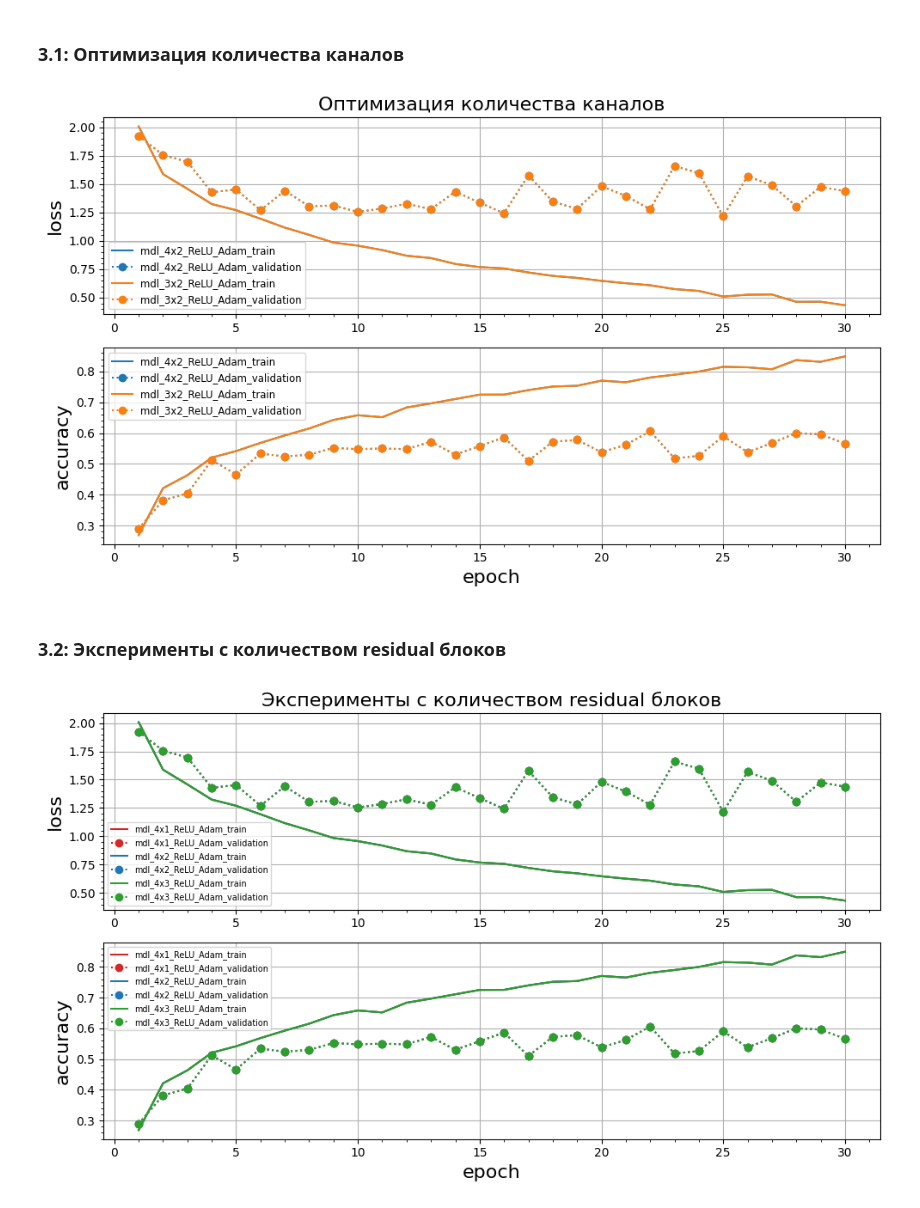
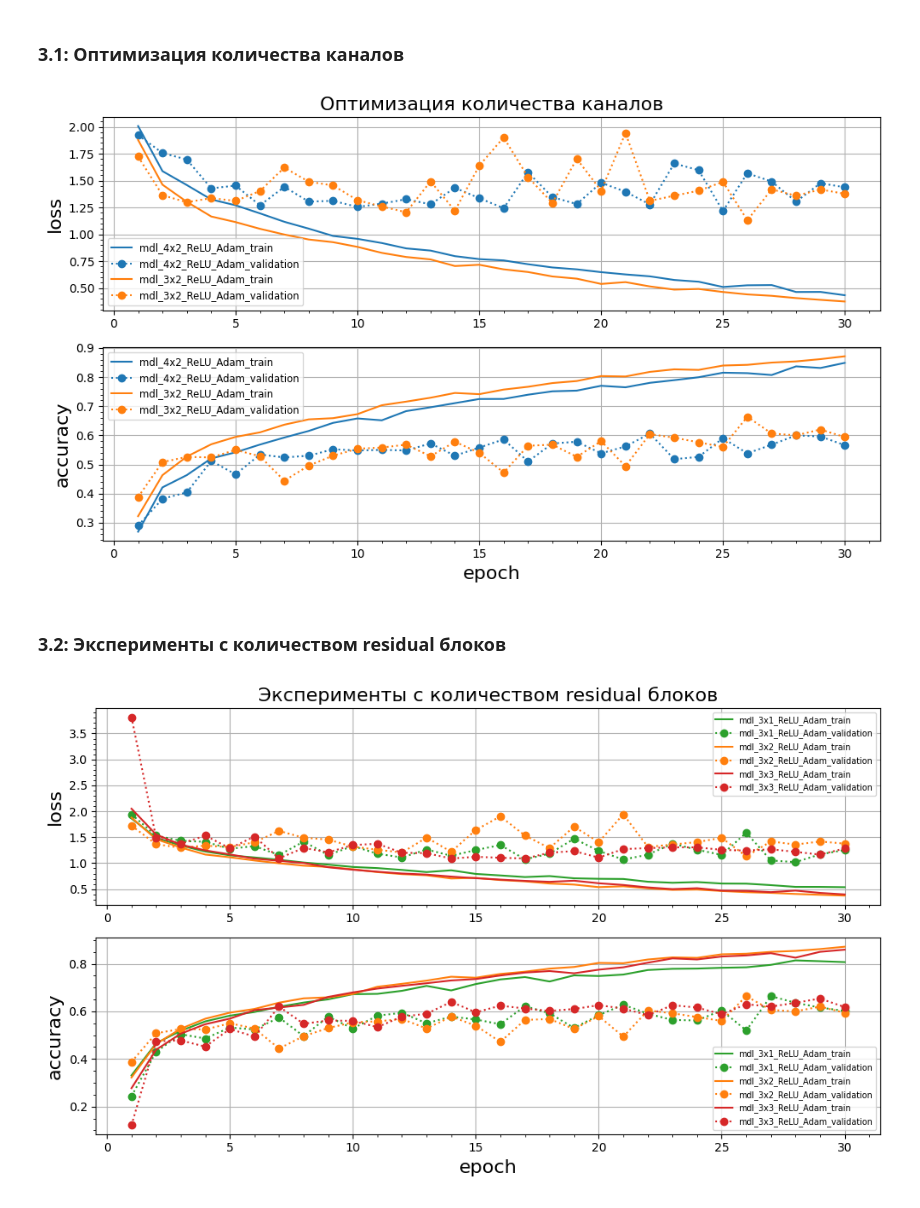
Before and after one commit to romangorbunov91/ResNet18, a Jupyter notebook: main_notebook.ipynb, the cells around one changed output. Cells and saved outputs as stored; diff of their text form; code cells hidden in the pictures.

```diff
--- a/main_notebook.ipynb
+++ b/main_notebook.ipynb
@@ -15,12 +16,12 @@ from enum import IntEnum
 class usid(IntEnum):
     mdl_4x2_ReLU_Adam = 0
     mdl_3x2_ReLU_Adam = 1
-    mdl_4x3_ReLU_Adam = 2
-    mdl_4x1_ReLU_Adam = 3
-    mdl_4x2_LeakyReLU_Adam = 4
-    mdl_4x2_ELU_Adam = 5
-    mdl_4x2_GELU_Adam = 6
-    mdl_4x2_ReLU_AdamW = 7
+    mdl_3x1_ReLU_Adam = 2
+    mdl_3x3_ReLU_Adam = 3
+    mdl_3x2_Leaky_ReLU_Adam = 4
+    mdl_3x2_ELU_Adam = 5
+    mdl_3x2_GELU_Adam = 6
+    mdl_3x2_ReLU_AdamW = 7
 
 # Имена моделей.
 model_names = [e.name for e in usid]
@@ -125,35 +126,35 @@ plt.tight_layout()
 plt.savefig('readme_img/loss_acc_4x2_vs_3x2_ReLU_Adam.png', bbox_inches='tight')
 plt.show()
 # %% [output]
-[figure, old version]
+[figure, new version]
 # %% [markdown]
 ### 3.2: Эксперименты с количеством residual блоков
 # %%
-plot_idx = [usid.mdl_4x1_ReLU_Adam.value, usid.mdl_4x2_ReLU_Adam.value, usid.mdl_4x3_ReLU_Adam.value]
+plot_idx = [usid.mdl_3x1_ReLU_Adam.value, usid.mdl_3x2_ReLU_Adam.value, usid.mdl_3x3_ReLU_Adam.value]
 plot_legend_local = []
 fig, axs = plt.subplots(ncols=1, nrows=2, figsize=user_figsize)
 for k, ax in enumerate(axs):
     if k == 0:
         ax.set_title("Эксперименты с количеством residual блоков", fontsize=user_fontsize)
     else:
         ax.set_xlabel(plot_xlabel, fontsize=user_fontsize)
     for idx in plot_idx:
         for m in range(METRIC_NUM):
             ax.plot(
                 log_data_df[idx].iloc[:,0],
                 log_data_df[idx].iloc[:,2*m+k+1],
                 marker=plot_mark[m],
                 linestyle=line_type[m],
                 color=tab10_colors[idx]
                 )
         plot_legend_local.extend([model_names[idx] + '_' + tp for tp in plot_legend])
     ax.set_ylabel(plot_ylabels[k], fontsize=user_fontsize)
     ax.legend(plot_legend_local, fontsize='x-small')
     ax.grid()
     ax.minorticks_on()
 
 plt.tight_layout()
-plt.savefig('readme_img/loss_acc_4x1_vs_4x2_vs_4x3_ReLU_Adam.png', bbox_inches='tight')
+plt.savefig('readme_img/loss_acc_3x1_vs_3x2_vs_3x3_ReLU_Adam.png', bbox_inches='tight')
 plt.show()
 # %% [output]
-[figure, old version]
+[figure, new version]
```
Also changed, not shown: parts of 8 cells of this notebook, 23 other files.
